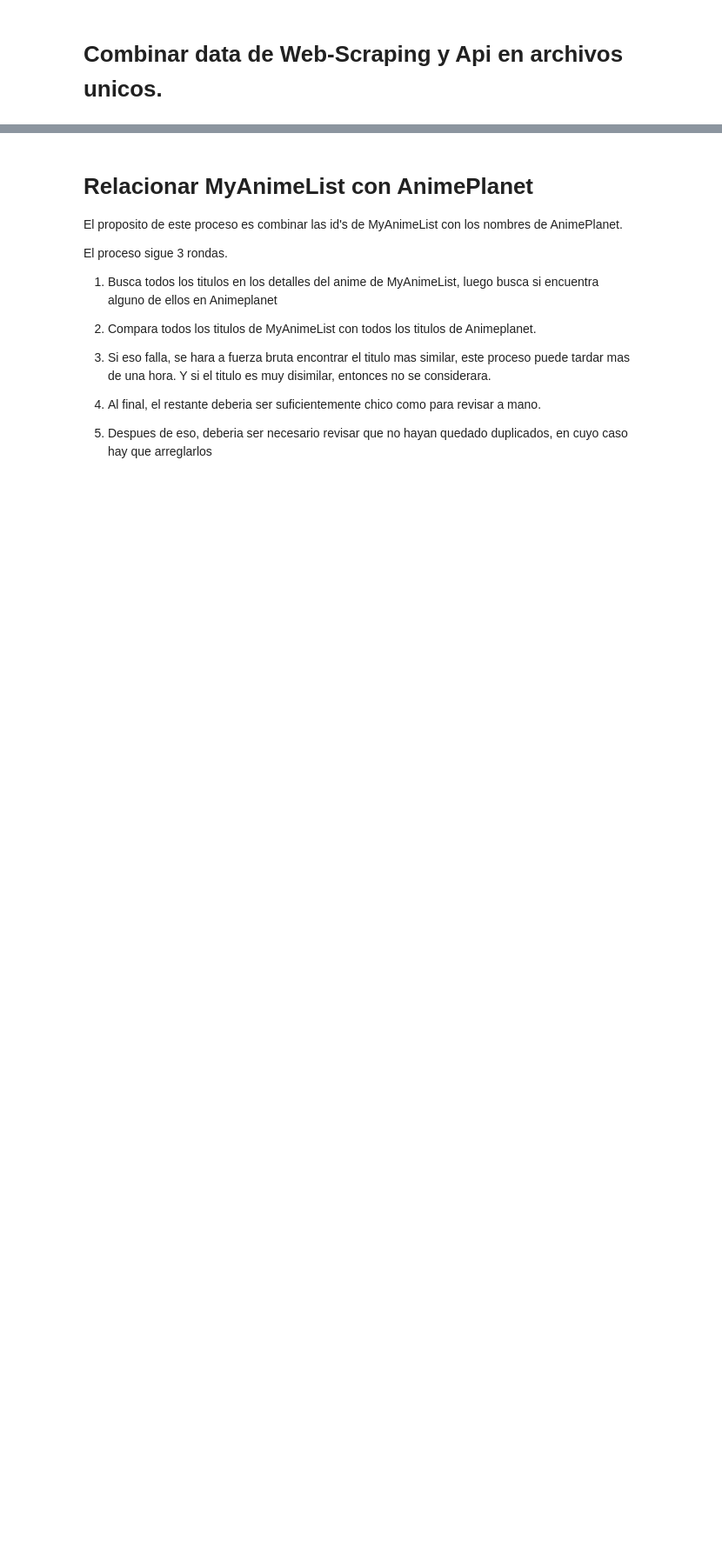
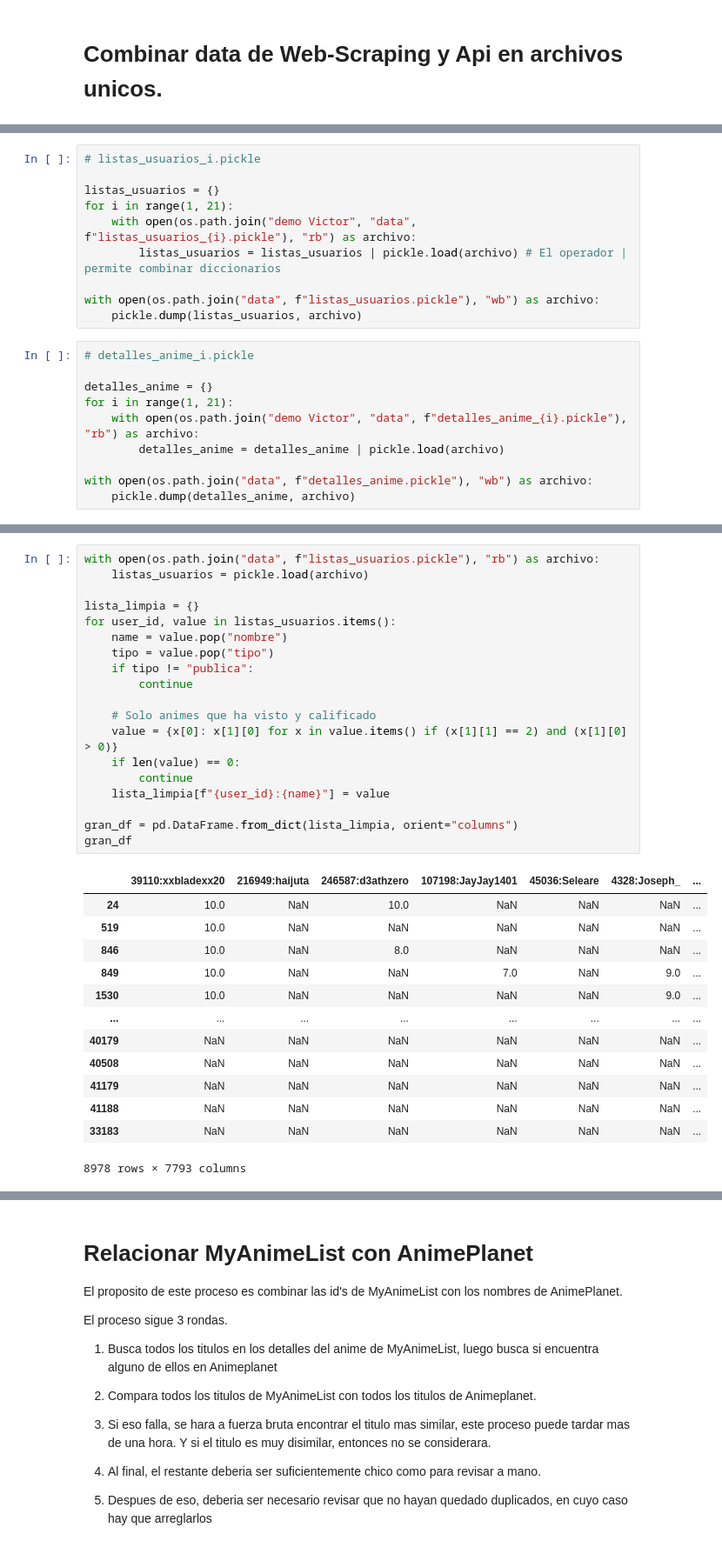
Before and after one commit to VAMarques/Proyecto-Grupo-12, a Jupyter notebook: procesar_data.ipynb, the cells around one changed output, grey strips where cells are left out. Shown at 87% size. Drawn from its saved outputs; the diff is of its cells as text; blank space fills up the shorter version.

```diff
--- a/procesar_data.ipynb
+++ b/procesar_data.ipynb
@@ -23,2 +23,22 @@ Con i entre 1 y 20:
 
 Usuarios_i.json no se combinaran, pues estos solo sirven para generar listas_usuarios_i.pickle
+# %%
+# listas_usuarios_i.pickle
+
+listas_usuarios = {}
+for i in range(1, 21):
+    with open(os.path.join("demo Victor", "data", f"listas_usuarios_{i}.pickle"), "rb") as archivo:
+        listas_usuarios = listas_usuarios | pickle.load(archivo) # El operador | permite combinar diccionarios
+
+with open(os.path.join("data", f"listas_usuarios.pickle"), "wb") as archivo:
+    pickle.dump(listas_usuarios, archivo)
+# %%
+# detalles_anime_i.pickle
+
+detalles_anime = {}
+for i in range(1, 21):
+    with open(os.path.join("demo Victor", "data", f"detalles_anime_{i}.pickle"), "rb") as archivo:
+        detalles_anime = detalles_anime | pickle.load(archivo)
+
+with open(os.path.join("data", f"detalles_anime.pickle"), "wb") as archivo:
+    pickle.dump(detalles_anime, archivo)
@@ -24,0 +57,33 @@ Usuarios_i.json no se combinaran, pues estos solo sirven para generar listas_usu
+# %%
+with open(os.path.join("data", f"listas_usuarios.pickle"), "rb") as archivo:
+    listas_usuarios = pickle.load(archivo)
+
+lista_limpia = {}
+for user_id, value in listas_usuarios.items():
+    name = value.pop("nombre")
+    tipo = value.pop("tipo")
+    if tipo != "publica":
+        continue
+
+    # Solo animes que ha visto y calificado
+    value = {x[0]: x[1][0] for x in value.items() if (x[1][1] == 2) and (x[1][0] > 0)}
+    if len(value) == 0:
+        continue
+    lista_limpia[f"{user_id}:{name}"] = value
+
+gran_df = pd.DataFrame.from_dict(lista_limpia, orient="columns")
+gran_df
+# %% [output]
+|  | 39110:xxbladexx20 | 216949:haijuta | 246587:d3athzero | 107198:JayJay1401 | 45036:Seleare | 4328:Joseph_ | ... |
+| 24 | 10.0 | NaN | 10.0 | NaN | NaN | NaN | ... |
+| 519 | 10.0 | NaN | NaN | NaN | NaN | NaN | ... |
+| 846 | 10.0 | NaN | 8.0 | NaN | NaN | NaN | ... |
+| 849 | 10.0 | NaN | NaN | 7.0 | NaN | 9.0 | ... |
+| 1530 | 10.0 | NaN | NaN | NaN | NaN | 9.0 | ... |
+| ... | ... | ... | ... | ... | ... | ... | ... |
+| 40179 | NaN | NaN | NaN | NaN | NaN | NaN | ... |
+| 40508 | NaN | NaN | NaN | NaN | NaN | NaN | ... |
+| 41179 | NaN | NaN | NaN | NaN | NaN | NaN | ... |
+| 41188 | NaN | NaN | NaN | NaN | NaN | NaN | ... |
+| 33183 | NaN | NaN | NaN | NaN | NaN | NaN | ... |
+8978 rows × 7793 columns
```
Also changed, not shown: parts of 27 cells of this notebook, 5 other files.
